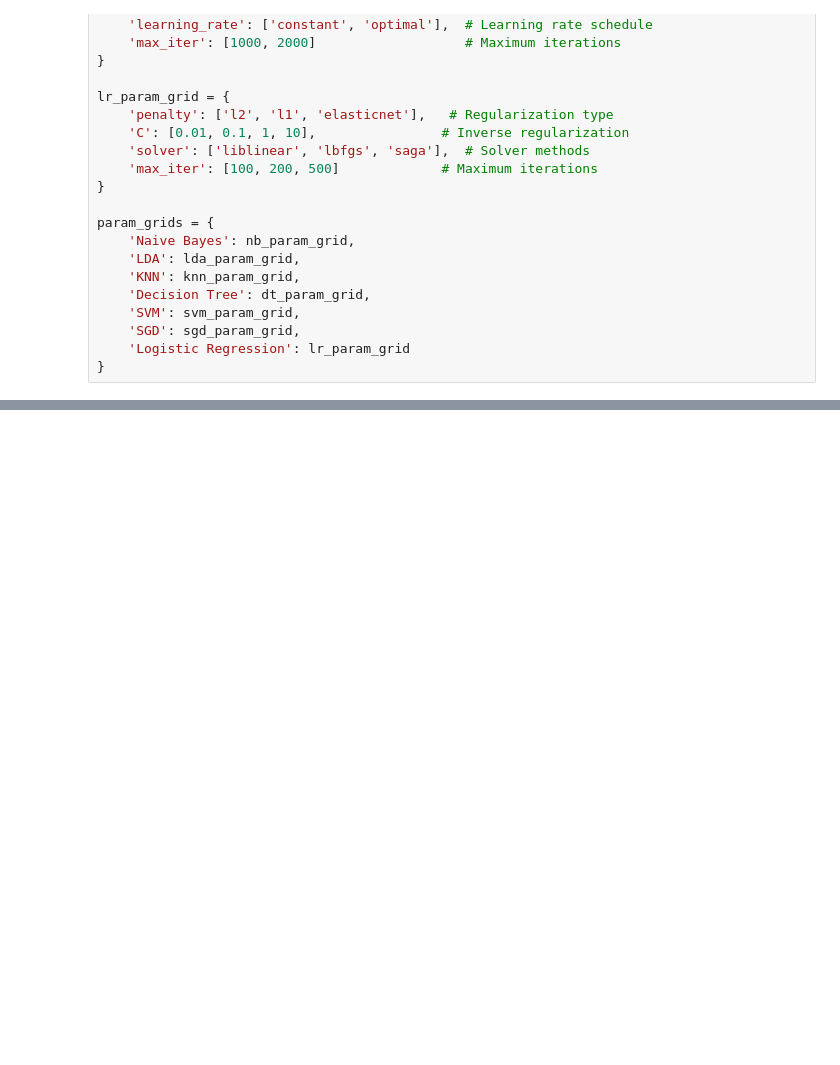
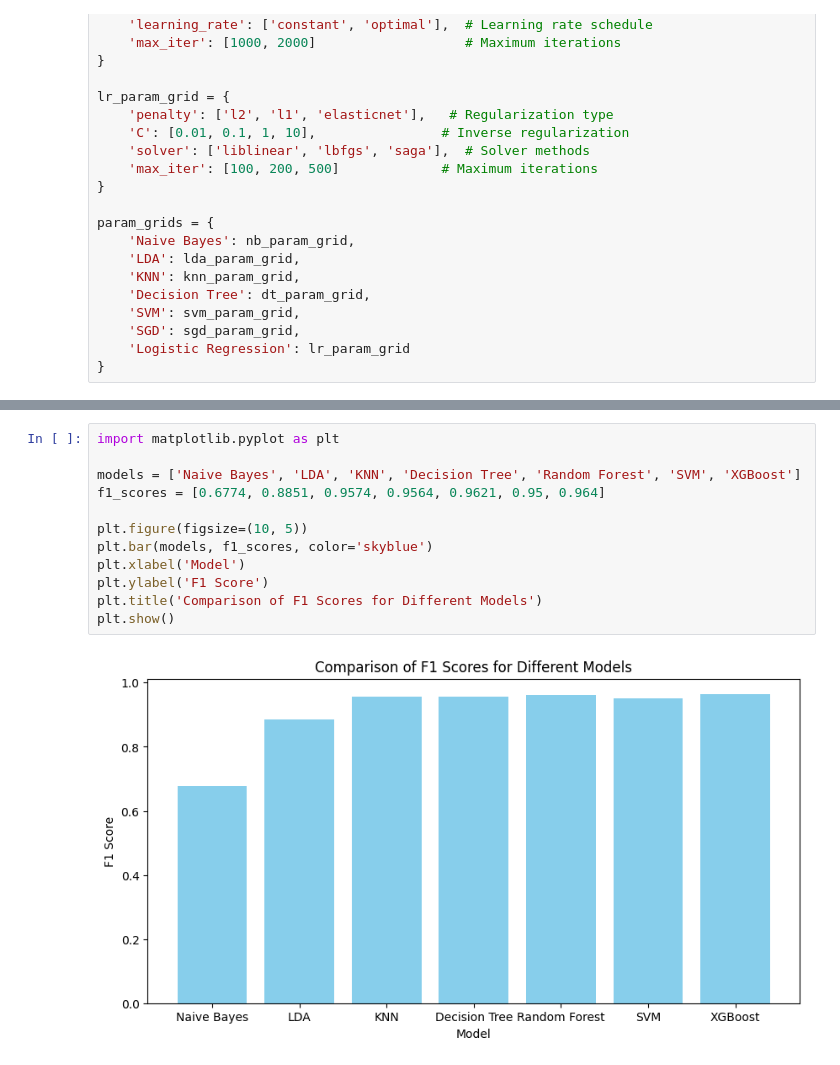
Before and after one commit to mestevef-uoc/TFM_uoc, a Jupyter notebook: NOTEBOOKS/UNSW-NB15.ipynb, the cells around one changed output, grey strips where cells are left out. Drawn from its saved outputs; the diff is of its cells as text; blank space fills up the shorter version.

```diff
--- a/NOTEBOOKS/UNSW-NB15.ipynb
+++ b/NOTEBOOKS/UNSW-NB15.ipynb
@@ -876,0 +952,14 @@ print(f"Mean CV F1 Score: {cv_scores.mean()}")
+# %%
+import matplotlib.pyplot as plt
+
+models = ['Naive Bayes', 'LDA', 'KNN', 'Decision Tree', 'Random Forest', 'SVM', 'XGBoost']
+f1_scores = [0.6774, 0.8851, 0.9574, 0.9564, 0.9621, 0.95, 0.964]
+
+plt.figure(figsize=(10, 5))
+plt.bar(models, f1_scores, color='skyblue')
+plt.xlabel('Model')
+plt.ylabel('F1 Score')
+plt.title('Comparison of F1 Scores for Different Models')
+plt.show()
+# %% [output]
+[figure, added]
```
Also changed, not shown: parts of 7 cells of this notebook, 1 other file.
